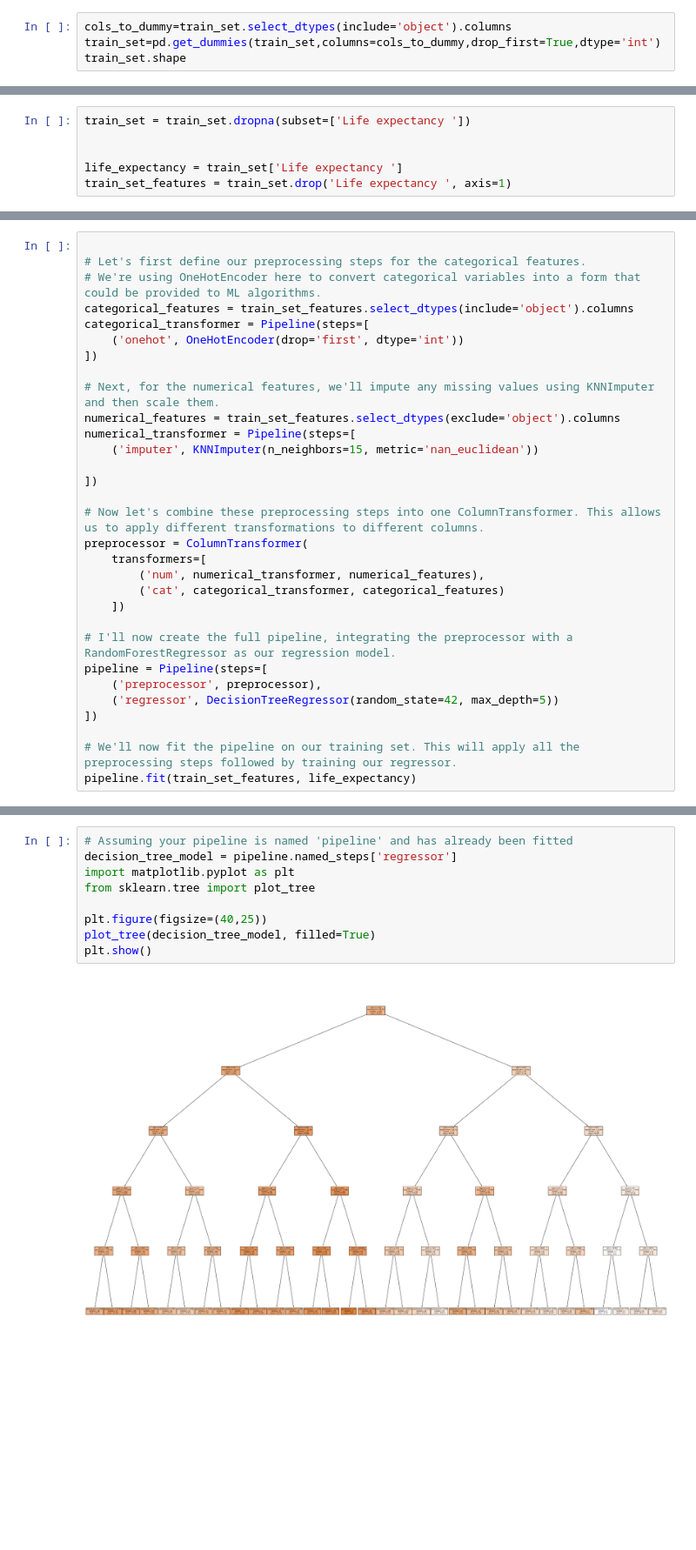
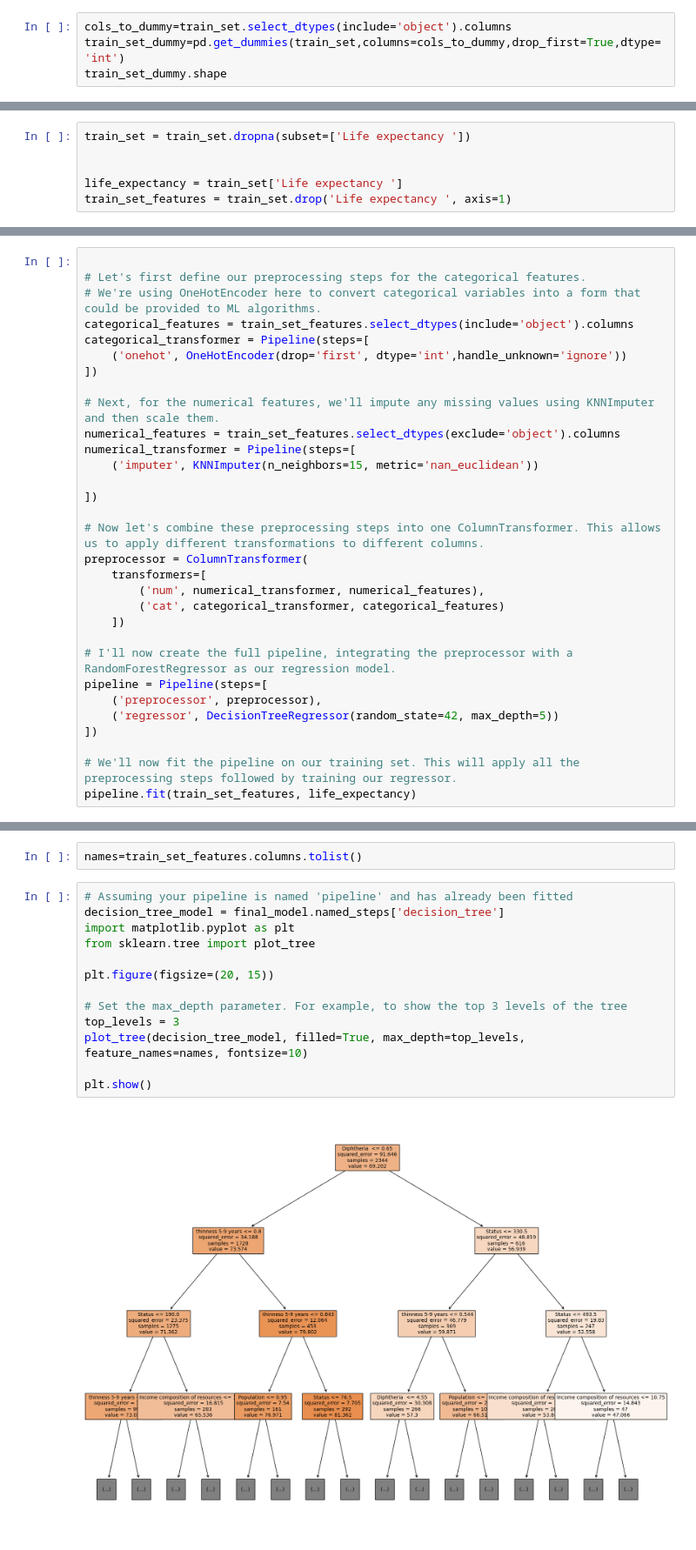
Before and after one commit to Abdul-AA/Life-Expectancy, a Jupyter notebook: Life-Expectancy-Model.ipynb, the cells around one changed output, grey strips where cells are left out. Shown at 87% size. Saved outputs shown, nothing was run; the diff lists cells and outputs as text; blank space fills up the shorter version.

```diff
--- a/Life-Expectancy-Model.ipynb
+++ b/Life-Expectancy-Model.ipynb
@@ -254,8 +350,8 @@ sns.heatmap(df.select_dtypes(exclude=['object']).corr());
 [figure]
 # %%
 cols_to_dummy=train_set.select_dtypes(include='object').columns
-train_set=pd.get_dummies(train_set,columns=cols_to_dummy,drop_first=True,dtype='int')
-train_set.shape
+train_set_dummy=pd.get_dummies(train_set,columns=cols_to_dummy,drop_first=True,dtype='int')
+train_set_dummy.shape
 # %% [output]
 (2351, 20)
 # %%
@@ -383,7 +495,7 @@ train_set_features = train_set.drop('Life expectancy ', axis=1)
 # We're using OneHotEncoder here to convert categorical variables into a form that could be provided to ML algorithms.
 categorical_features = train_set_features.select_dtypes(include='object').columns
 categorical_transformer = Pipeline(steps=[
-    ('onehot', OneHotEncoder(drop='first', dtype='int'))
+    ('onehot', OneHotEncoder(drop='first', dtype='int',handle_unknown='ignore'))
 ])
 
 # Next, for the numerical features, we'll impute any missing values using KNNImputer and then scale them.
@@ -553,12 +665,18 @@ NameError: name 'X_test_transformed' is not defined
+# %%
+names=train_set_features.columns.tolist()
 # %%
 # Assuming your pipeline is named 'pipeline' and has already been fitted
-decision_tree_model = pipeline.named_steps['regressor']
+decision_tree_model = final_model.named_steps['decision_tree']
 import matplotlib.pyplot as plt
 from sklearn.tree import plot_tree
 
-plt.figure(figsize=(40,25))
-plot_tree(decision_tree_model, filled=True)
+plt.figure(figsize=(20, 15))
+
+# Set the max_depth parameter. For example, to show the top 3 levels of the tree
+top_levels = 3
+plot_tree(decision_tree_model, filled=True, max_depth=top_levels, feature_names=names, fontsize=10)
+
 plt.show()
 # %% [output]
-[figure, old version]
+[figure, new version]
 # %%
```
Also changed, not shown: parts of 21 cells of this notebook.
